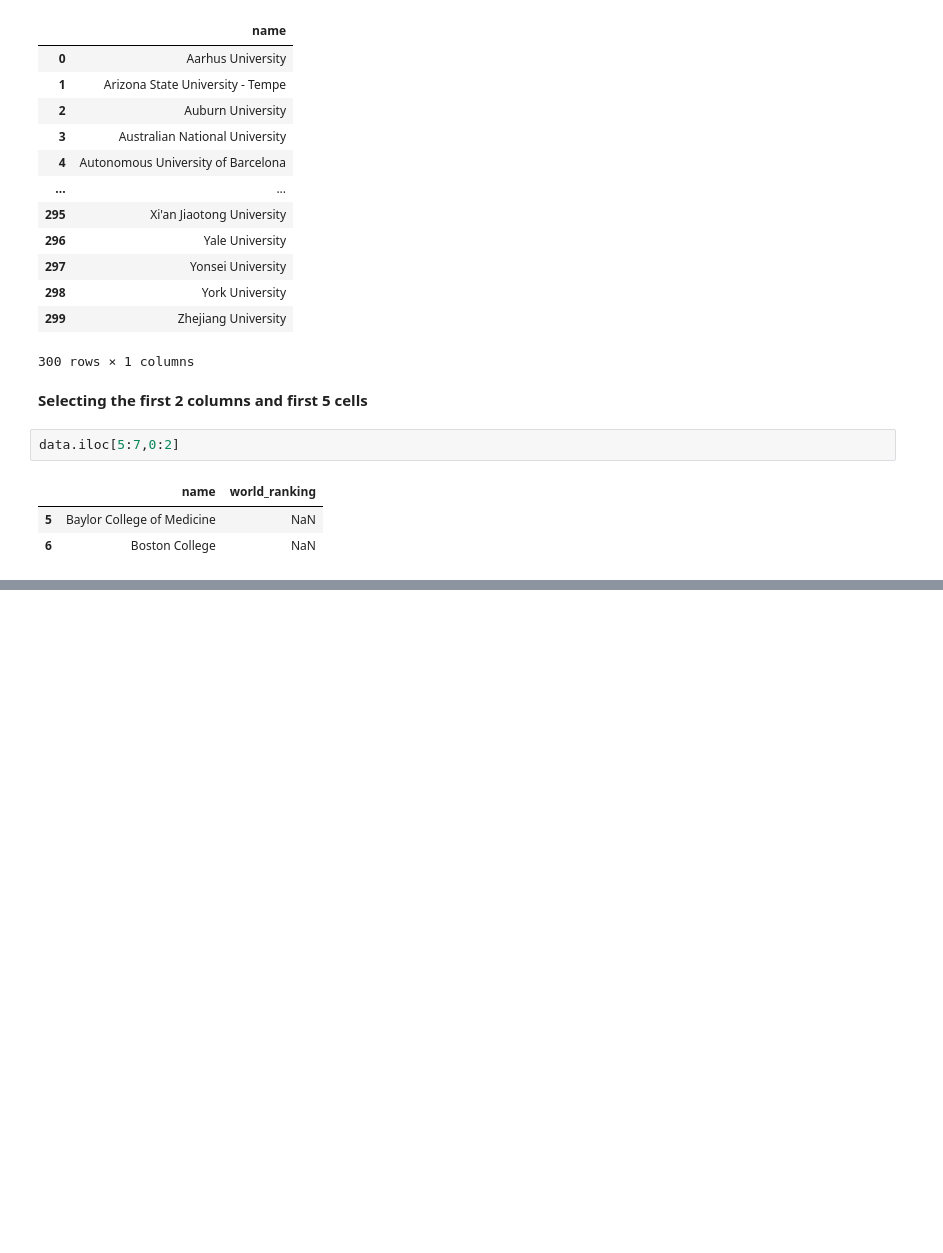
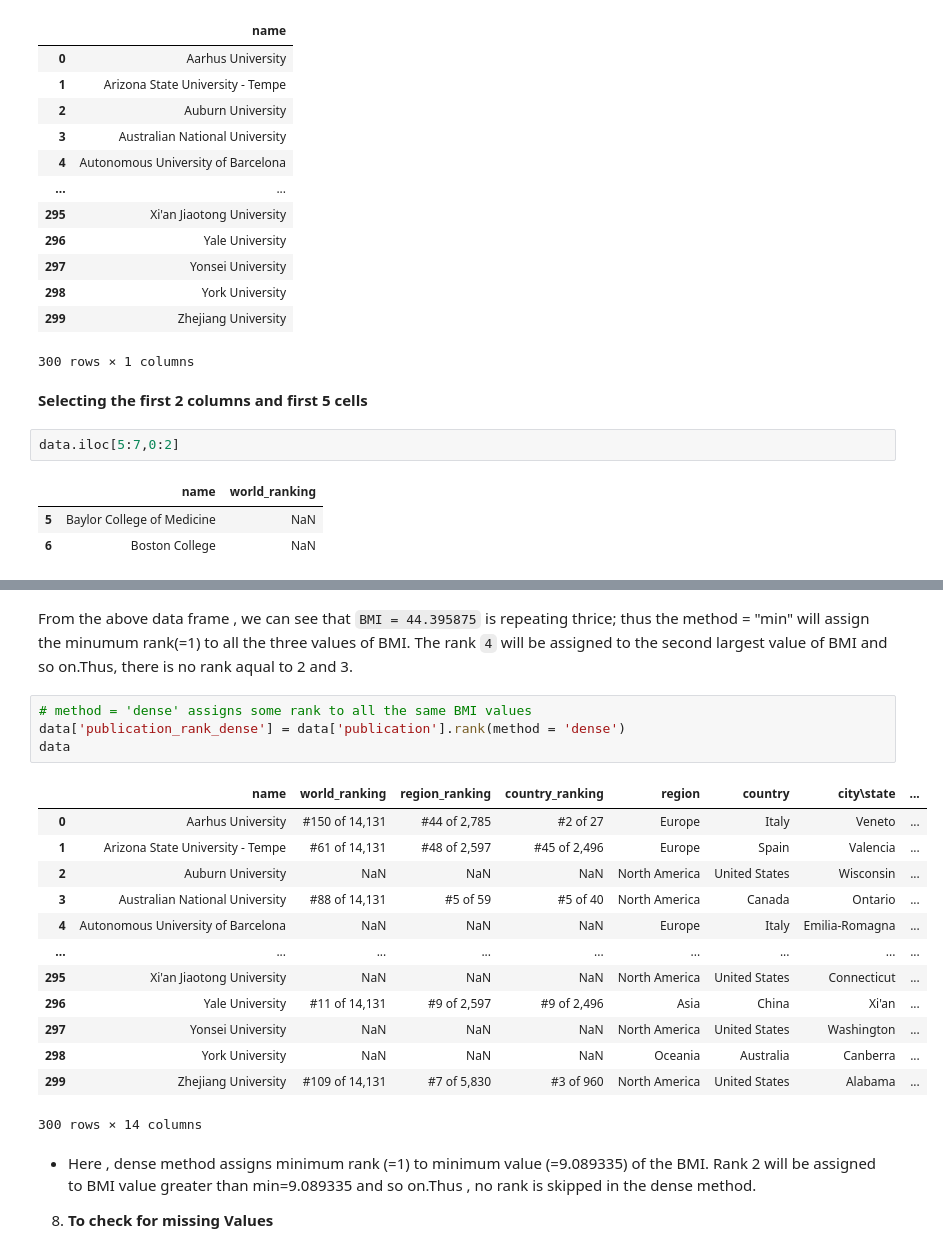
Before and after one commit to kolynzb/ML-tutor, a Jupyter notebook: MIT_GL/0x00-week_1/0x00-packages/pandas.ipynb, the cells around one changed output, grey strips where cells are left out. Cells and saved outputs as stored; diff of their text form; blank space fills up the shorter version.

```diff
--- a/MIT_GL/0x00-week_1/0x00-packages/pandas.ipynb
+++ b/MIT_GL/0x00-week_1/0x00-packages/pandas.ipynb
@@ -565,0 +684,24 @@ data.iloc[5:7,0:2]
+# %% [markdown]
+From the above data frame , we can see that `BMI = 44.395875` is repeating thrice; thus the method = "min" will assign the minumum rank(=1) to all the three values of BMI. The rank `4` will be assigned to the second largest value of BMI and so on.Thus, there is no rank aqual to 2 and 3.
+# %%
+# method = 'dense' assigns some rank to all the same BMI values
+data['publication_rank_dense'] = data['publication'].rank(method = 'dense')
+data
+# %% [output]
+|  | name | world_ranking | region_ranking | country_ranking | region | country | city\state | ... |
+| 0 | Aarhus University | #150 of 14,131 | #44 of 2,785 | #2 of 27 | Europe | Italy | Veneto | ... |
+| 1 | Arizona State University - Tempe | #61 of 14,131 | #48 of 2,597 | #45 of 2,496 | Europe | Spain | Valencia | ... |
+| 2 | Auburn University | NaN | NaN | NaN | North America | United States | Wisconsin | ... |
+| 3 | Australian National University | #88 of 14,131 | #5 of 59 | #5 of 40 | North America | Canada | Ontario | ... |
+| 4 | Autonomous University of Barcelona | NaN | NaN | NaN | Europe | Italy | Emilia-Romagna | ... |
+| ... | ... | ... | ... | ... | ... | ... | ... | ... |
+| 295 | Xi'an Jiaotong University | NaN | NaN | NaN | North America | United States | Connecticut | ... |
+| 296 | Yale University | #11 of 14,131 | #9 of 2,597 | #9 of 2,496 | Asia | China | Xi'an | ... |
+| 297 | Yonsei University | NaN | NaN | NaN | North America | United States | Washington | ... |
+| 298 | York University | NaN | NaN | NaN | Oceania | Australia | Canberra | ... |
+| 299 | Zhejiang University | #109 of 14,131 | #7 of 5,830 | #3 of 960 | North America | United States | Alabama | ... |
+300 rows × 14 columns
+# %% [markdown]
+- Here , dense method assigns minimum rank (=1) to minimum value (=9.089335) of the BMI. Rank 2 will be assigned to BMI value greater than min=9.089335 and so on.Thus , no rank is skipped in the dense method.
+8. __To check for missing Values__
+<!-- - We shall import a new dataset. -->
```
Also changed, not shown: parts of 23 cells of this notebook.
